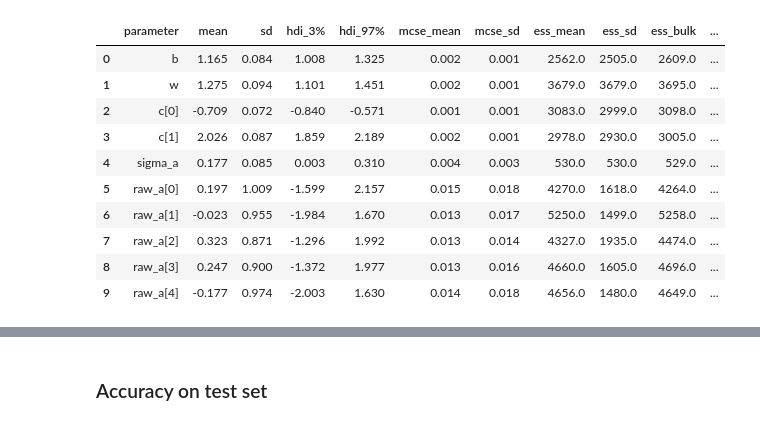
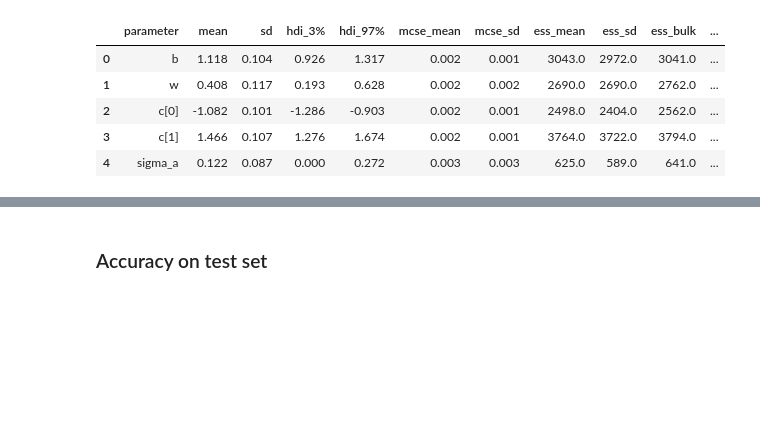
Before and after one commit to maw501/bayesian-chess-prediction, a Jupyter notebook: notebooks/2.fit_ordered_logistic_model.ipynb, the cells around one changed output, grey strips where cells are left out. Saved outputs shown, nothing was run; the diff lists cells and outputs as text; code cells hidden in the pictures; blank space fills up the shorter version.

```diff
--- a/notebooks/2.fit_ordered_logistic_model.ipynb
+++ b/notebooks/2.fit_ordered_logistic_model.ipynb
@@ -92,8 +136,8 @@ test.loc[test["p2_in_train"], "p2_prior_rank"] = test.loc[
 ].apply(lambda x: id_to_rank[x])
 
 test["p1_prior_score"] = test["p1_elo"].apply(
-    lambda x: get_prior_score_from_elo(x)
+    lambda x: get_prior_score_from_elo(x - elo_mean, *params)
 )
 test["p2_prior_score"] = test["p2_elo"].apply(
-    lambda x: get_prior_score_from_elo(x)
+    lambda x: get_prior_score_from_elo(x - elo_mean, *params)
 )
@@ -106,3 +148,5 @@ INFO:pystan:COMPILING THE C++ CODE FOR MODEL anon_model_3a4707670fb913b4f41fac2f
+# %%
+model = get_stan_model(model_dir, model_name, load_compiled_model=True)
 # %%
 stan_data = {
     "num_players": num_players,
@@ -118,7 +162,7 @@ stan_data = {
     "sigma_a_scale": 0.5,
     "c_mu": np.array([-1.25, 1.25]),
     "c_scale": 0.5,
-    "w_mu": 5,
+    "w_mu": 0,
     "w_scale": 0.25,
     "fit_model": 1,
     "y": train_sorted["p1_outcome"].values,
@@ -135,7 +179,7 @@ stan_data = {
     "p1_test_white": test["p1_white"].values.astype(int),
 }
 # %%
-fit = ordered_model.sampling(data=stan_data)
+fit = model.sampling(data=stan_data)
 # %% [output]
 WARNING:pystan:Maximum (flat) parameter count (1000) exceeded: skipping diagnostic tests for n_eff and Rhat.
 To run all diagnostics call pystan.check_hmc_diagnostics(fit)
@@ -149,19 +195,14 @@ summary_df = (
     .rename(columns={"index": "parameter"})
 )
 # %%
-summary_df.head(10)
+summary_df.head(5)
 # %% [output]
 |  | parameter | mean | sd | hdi_3% | hdi_97% | mcse_mean | mcse_sd | ess_mean | ess_sd | ess_bulk | ... |
-| 0 | b | 1.165 | 0.084 | 1.008 | 1.325 | 0.002 | 0.001 | 2562.0 | 2505.0 | 2609.0 | ... |
-| 1 | w | 1.275 | 0.094 | 1.101 | 1.451 | 0.002 | 0.001 | 3679.0 | 3679.0 | 3695.0 | ... |
-| 2 | c[0] | -0.709 | 0.072 | -0.840 | -0.571 | 0.001 | 0.001 | 3083.0 | 2999.0 | 3098.0 | ... |
-| 3 | c[1] | 2.026 | 0.087 | 1.859 | 2.189 | 0.002 | 0.001 | 2978.0 | 2930.0 | 3005.0 | ... |
-| 4 | sigma_a | 0.177 | 0.085 | 0.003 | 0.310 | 0.004 | 0.003 | 530.0 | 530.0 | 529.0 | ... |
-| 5 | raw_a[0] | 0.197 | 1.009 | -1.599 | 2.157 | 0.015 | 0.018 | 4270.0 | 1618.0 | 4264.0 | ... |
-| 6 | raw_a[1] | -0.023 | 0.955 | -1.984 | 1.670 | 0.013 | 0.017 | 5250.0 | 1499.0 | 5258.0 | ... |
-| 7 | raw_a[2] | 0.323 | 0.871 | -1.296 | 1.992 | 0.013 | 0.014 | 4327.0 | 1935.0 | 4474.0 | ... |
-| 8 | raw_a[3] | 0.247 | 0.900 | -1.372 | 1.977 | 0.013 | 0.016 | 4660.0 | 1605.0 | 4696.0 | ... |
-| 9 | raw_a[4] | -0.177 | 0.974 | -2.003 | 1.630 | 0.014 | 0.018 | 4656.0 | 1480.0 | 4649.0 | ... |
+| 0 | b | 1.118 | 0.104 | 0.926 | 1.317 | 0.002 | 0.001 | 3043.0 | 2972.0 | 3041.0 | ... |
+| 1 | w | 0.408 | 0.117 | 0.193 | 0.628 | 0.002 | 0.002 | 2690.0 | 2690.0 | 2762.0 | ... |
+| 2 | c[0] | -1.082 | 0.101 | -1.286 | -0.903 | 0.002 | 0.001 | 2498.0 | 2404.0 | 2562.0 | ... |
+| 3 | c[1] | 1.466 | 0.107 | 1.276 | 1.674 | 0.002 | 0.001 | 3764.0 | 3722.0 | 3794.0 | ... |
+| 4 | sigma_a | 0.122 | 0.087 | 0.000 | 0.272 | 0.003 | 0.003 | 625.0 | 589.0 | 641.0 | ... |
 # %%
 arviz.plot_trace(inference_data, var_names=["b", "w", "c", "sigma_a"]);
 # %% [output]
```
Also changed, not shown: parts of 39 cells of this notebook.
